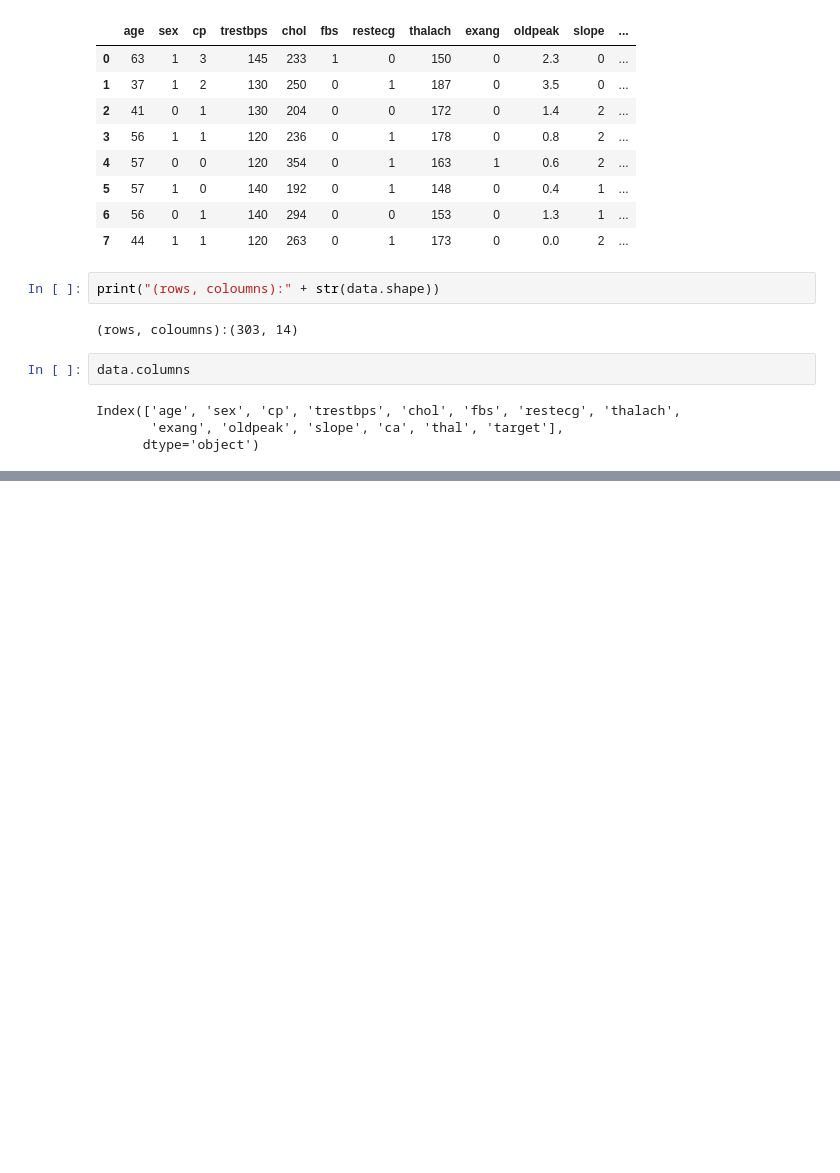
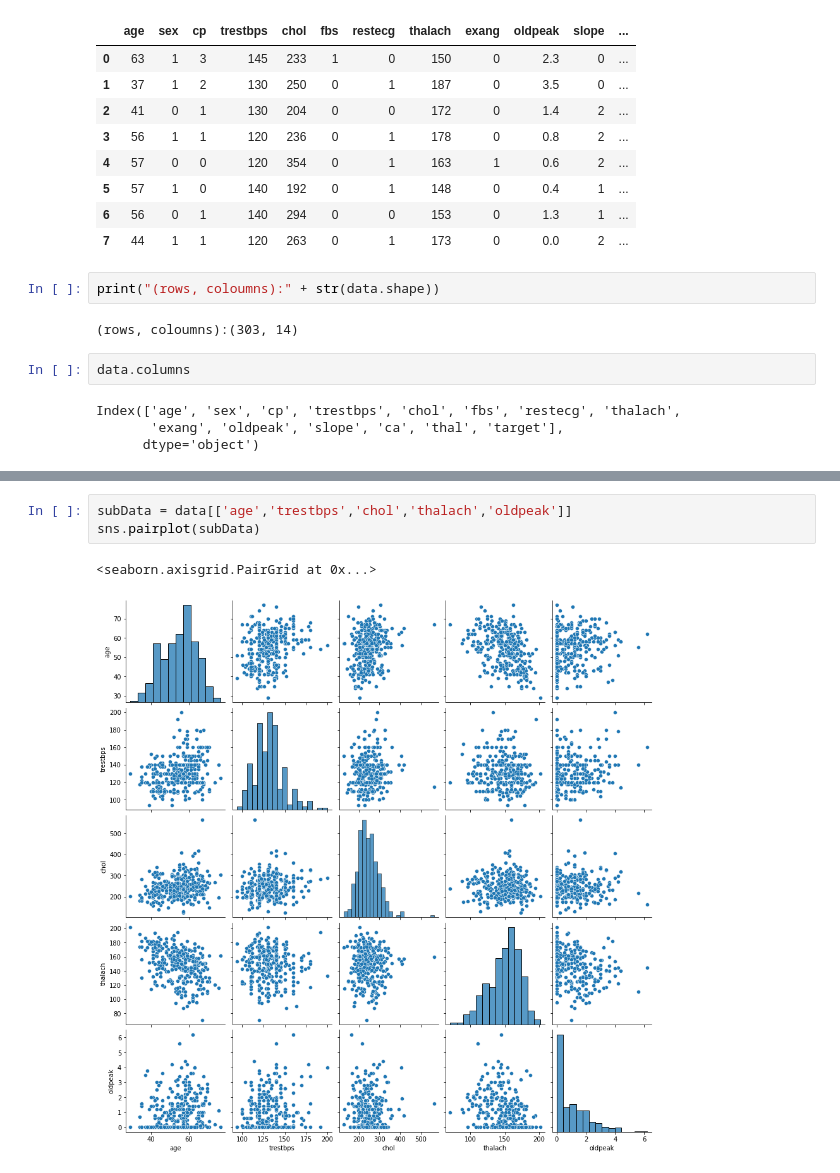
Before and after one commit to RamgopalYalla/Predicting-Heart-Disease-with-Classification-Machine-Learning-Algorithms, a Jupyter notebook: project1.ipynb, the cells around one changed output, grey strips where cells are left out. Saved outputs shown, nothing was run; the diff lists cells and outputs as text; blank space fills up the shorter version.

```diff
--- a/project1.ipynb
+++ b/project1.ipynb
@@ -50,0 +99,6 @@ dtype: int64
+# %%
+subData = data[['age','trestbps','chol','thalach','oldpeak']]
+sns.pairplot(subData)
+# %% [output]
+<seaborn.axisgrid.PairGrid at 0x...>
+[figure, added]
```
Also changed, not shown: parts of 8 cells of this notebook.
